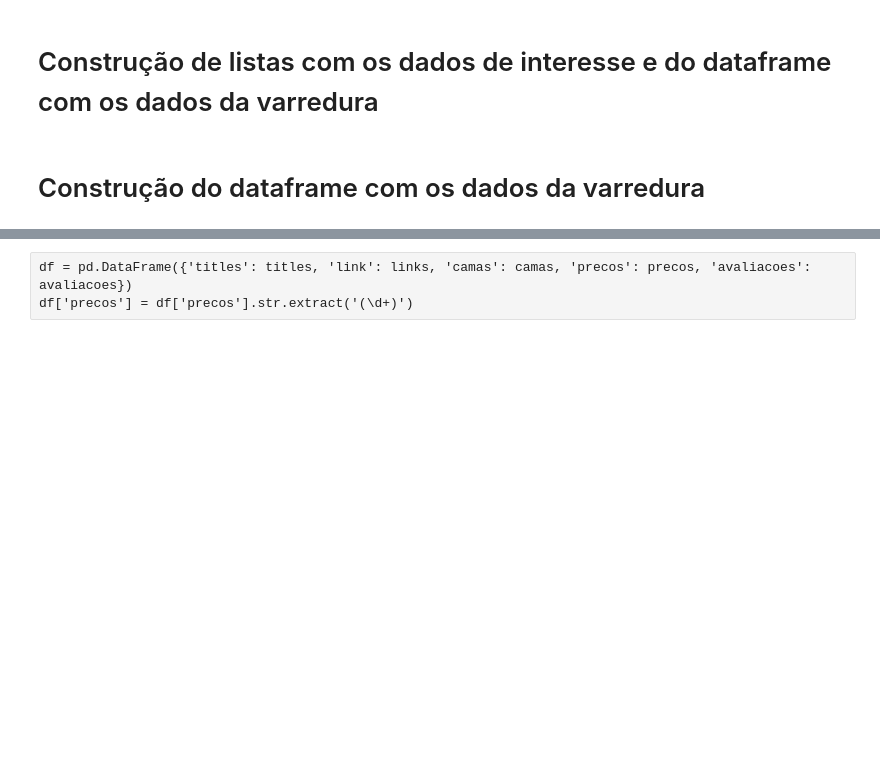
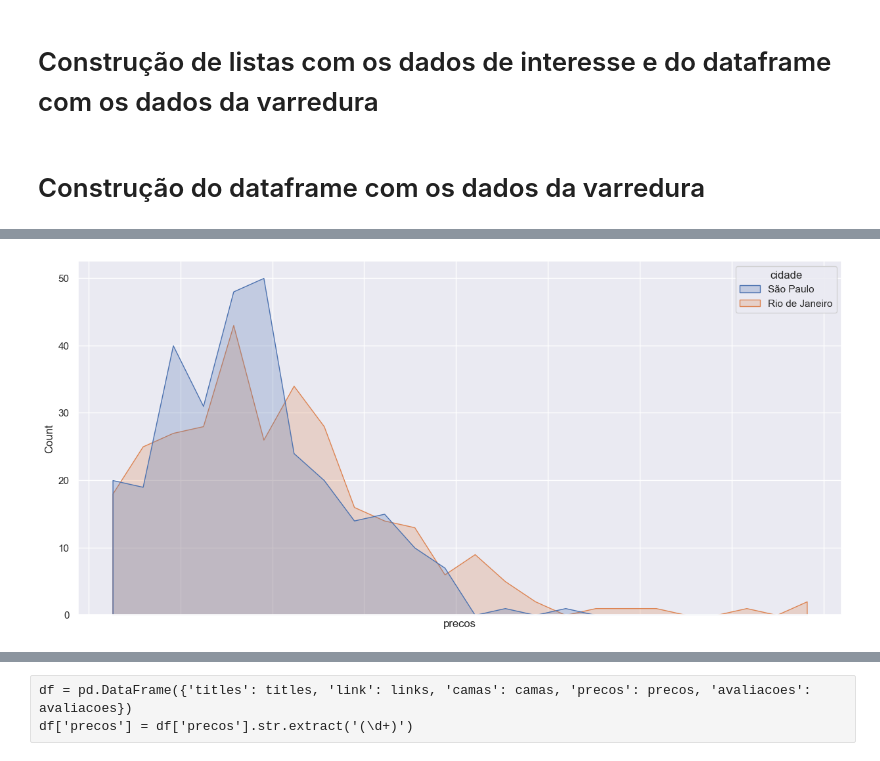
Before and after one commit to hucodelab/airbnb_webscraping, a Jupyter notebook: airbnb.ipynb, the cells around one changed output, grey strips where cells are left out. Saved outputs shown, nothing was run; the diff lists cells and outputs as text; code cells hidden in the pictures; blank space fills up the shorter version.

```diff
--- a/airbnb.ipynb
+++ b/airbnb.ipynb
@@ -78,0 +83,2 @@ df_rj = create_df(pages_rj)
+# %%
+df = pd.concat([df_sp, df_rj])
@@ -78,0 +105,2 @@ df_rj = create_df(pages_rj)
+# %%
+df['precos'] = df.precos.astype('float')
@@ -78,0 +127,15 @@ df_rj = create_df(pages_rj)
+# %%
+ax = sns.histplot(data=df, x="precos", hue="cidade", element="poly", discrete=False);
+sns.set(rc={'figure.figsize':(15, 7)})
+# sns.set_xticks(axs.get_xticks()[::6])
+# plt.xaxis.set_major_locator(ticker.MultipleLocator(5))
+# ax.set_xticks(range(3))
+# ax.set_xticklabels(['100', '300', '500'])
+for index, label in enumerate(ax.get_xticklabels()):
+    if index % 20 == 0:
+        label.set_visible(True)
+    else:
+        label.set_visible(False)
+plt.show()
+# %% [output]
+[figure, added]
```
Also changed, not shown: parts of 10 cells of this notebook.
